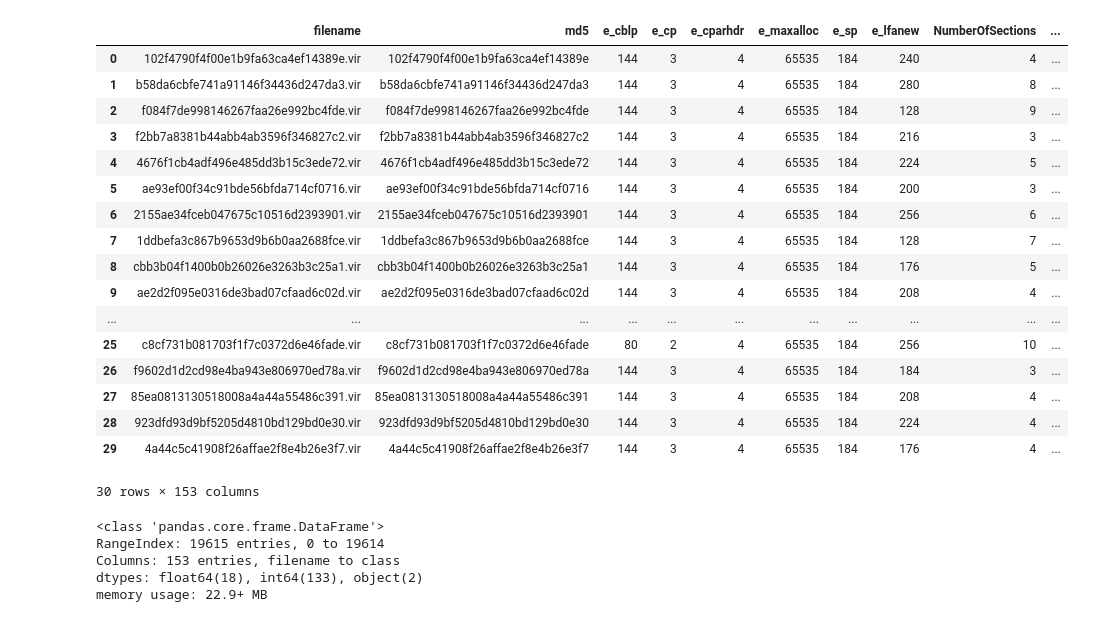
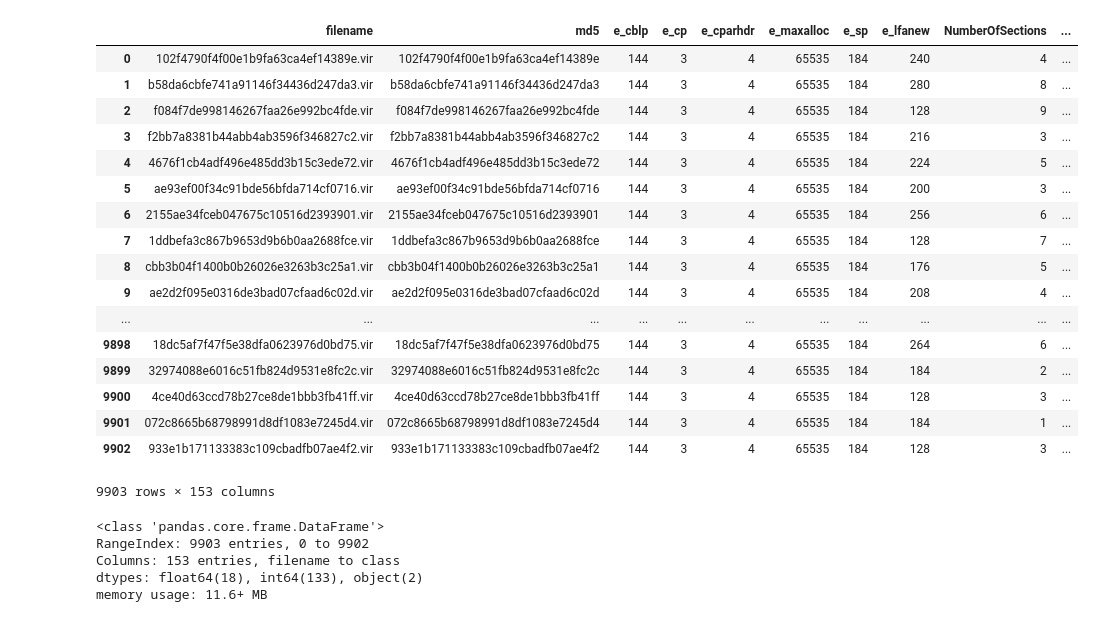
Before and after one commit to bassyu/information-security-RnD-data-challenge-2019, a Jupyter notebook: model/lab_pe.ipynb, the cells around one changed output. Cells and saved outputs as stored; diff of their text form; code cells hidden in the pictures.

```diff
--- a/model/lab_pe.ipynb
+++ b/model/lab_pe.ipynb
@@ -1,36 +1,36 @@
 # %%
 import pandas as pd
 import matplotlib.pyplot as plt
 
-data = pd.read_csv('pe_train.csv')
-data.head(30)
+data = pd.read_csv('pe_train2.csv')
+data
 # %% [output]
 |  | filename | md5 | e_cblp | e_cp | e_cparhdr | e_maxalloc | e_sp | e_lfanew | NumberOfSections | ... |
 | 0 | 102f4790f4f00e1b9fa63ca4ef14389e.vir | 102f4790f4f00e1b9fa63ca4ef14389e | 144 | 3 | 4 | 65535 | 184 | 240 | 4 | ... |
 | 1 | b58da6cbfe741a91146f34436d247da3.vir | b58da6cbfe741a91146f34436d247da3 | 144 | 3 | 4 | 65535 | 184 | 280 | 8 | ... |
 | 2 | f084f7de998146267faa26e992bc4fde.vir | f084f7de998146267faa26e992bc4fde | 144 | 3 | 4 | 65535 | 184 | 128 | 9 | ... |
 | 3 | f2bb7a8381b44abb4ab3596f346827c2.vir | f2bb7a8381b44abb4ab3596f346827c2 | 144 | 3 | 4 | 65535 | 184 | 216 | 3 | ... |
 | 4 | 4676f1cb4adf496e485dd3b15c3ede72.vir | 4676f1cb4adf496e485dd3b15c3ede72 | 144 | 3 | 4 | 65535 | 184 | 224 | 5 | ... |
 | 5 | ae93ef00f34c91bde56bfda714cf0716.vir | ae93ef00f34c91bde56bfda714cf0716 | 144 | 3 | 4 | 65535 | 184 | 200 | 3 | ... |
 | 6 | 2155ae34fceb047675c10516d2393901.vir | 2155ae34fceb047675c10516d2393901 | 144 | 3 | 4 | 65535 | 184 | 256 | 6 | ... |
 | 7 | 1ddbefa3c867b9653d9b6b0aa2688fce.vir | 1ddbefa3c867b9653d9b6b0aa2688fce | 144 | 3 | 4 | 65535 | 184 | 128 | 7 | ... |
 | 8 | cbb3b04f1400b0b26026e3263b3c25a1.vir | cbb3b04f1400b0b26026e3263b3c25a1 | 144 | 3 | 4 | 65535 | 184 | 176 | 5 | ... |
 | 9 | ae2d2f095e0316de3bad07cfaad6c02d.vir | ae2d2f095e0316de3bad07cfaad6c02d | 144 | 3 | 4 | 65535 | 184 | 208 | 4 | ... |
 | ... | ... | ... | ... | ... | ... | ... | ... | ... | ... | ... |
-| 25 | c8cf731b081703f1f7c0372d6e46fade.vir | c8cf731b081703f1f7c0372d6e46fade | 80 | 2 | 4 | 65535 | 184 | 256 | 10 | ... |
-| 26 | f9602d1d2cd98e4ba943e806970ed78a.vir | f9602d1d2cd98e4ba943e806970ed78a | 144 | 3 | 4 | 65535 | 184 | 184 | 3 | ... |
-| 27 | 85ea0813130518008a4a44a55486c391.vir | 85ea0813130518008a4a44a55486c391 | 144 | 3 | 4 | 65535 | 184 | 208 | 4 | ... |
-| 28 | 923dfd93d9bf5205d4810bd129bd0e30.vir | 923dfd93d9bf5205d4810bd129bd0e30 | 144 | 3 | 4 | 65535 | 184 | 224 | 4 | ... |
-| 29 | 4a44c5c41908f26affae2f8e4b26e3f7.vir | 4a44c5c41908f26affae2f8e4b26e3f7 | 144 | 3 | 4 | 65535 | 184 | 176 | 4 | ... |
+| 9898 | 18dc5af7f47f5e38dfa0623976d0bd75.vir | 18dc5af7f47f5e38dfa0623976d0bd75 | 144 | 3 | 4 | 65535 | 184 | 264 | 6 | ... |
+| 9899 | 32974088e6016c51fb824d9531e8fc2c.vir | 32974088e6016c51fb824d9531e8fc2c | 144 | 3 | 4 | 65535 | 184 | 184 | 2 | ... |
+| 9900 | 4ce40d63ccd78b27ce8de1bbb3fb41ff.vir | 4ce40d63ccd78b27ce8de1bbb3fb41ff | 144 | 3 | 4 | 65535 | 184 | 128 | 3 | ... |
+| 9901 | 072c8665b68798991d8df1083e7245d4.vir | 072c8665b68798991d8df1083e7245d4 | 144 | 3 | 4 | 65535 | 184 | 184 | 1 | ... |
+| 9902 | 933e1b171133383c109cbadfb07ae4f2.vir | 933e1b171133383c109cbadfb07ae4f2 | 144 | 3 | 4 | 65535 | 184 | 128 | 3 | ... |
-30 rows × 153 columns
+9903 rows × 153 columns
 # %%
 data.info()
 # %% [output]
 <class 'pandas.core.frame.DataFrame'>
-RangeIndex: 19615 entries, 0 to 19614
+RangeIndex: 9903 entries, 0 to 9902
 Columns: 153 entries, filename to class
 dtypes: float64(18), int64(133), object(2)
-memory usage: 22.9+ MB
+memory usage: 11.6+ MB
 # %%
 # null 값이 있는 컬럼은?
 for column, isnull in data.isnull().sum().items():
```
Also changed, not shown: parts of 8 cells of this notebook, 2 other files.
